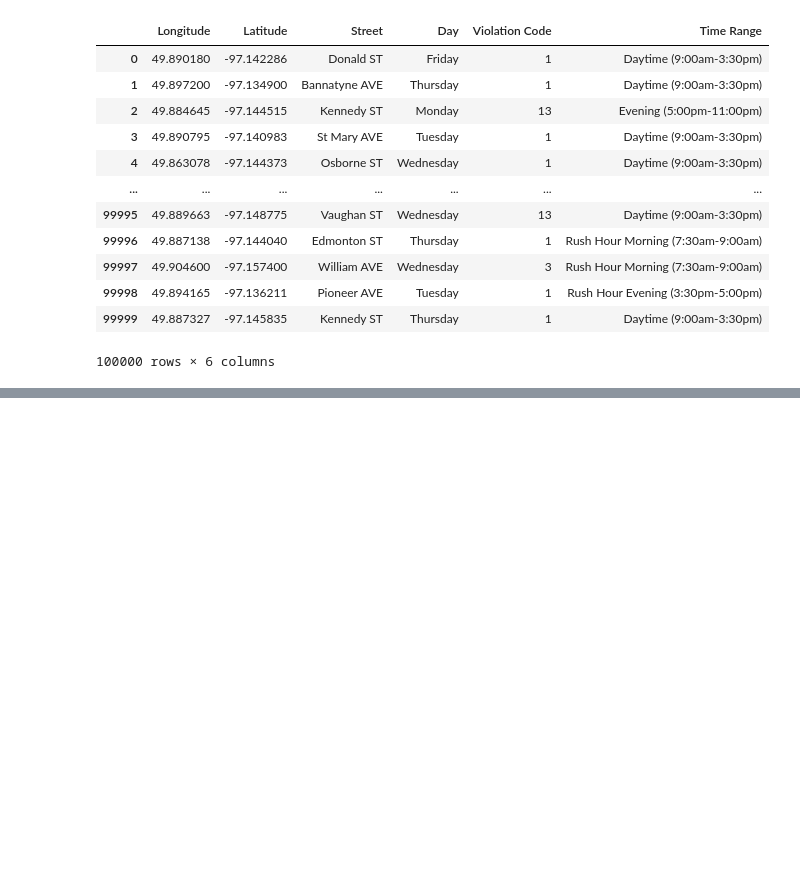
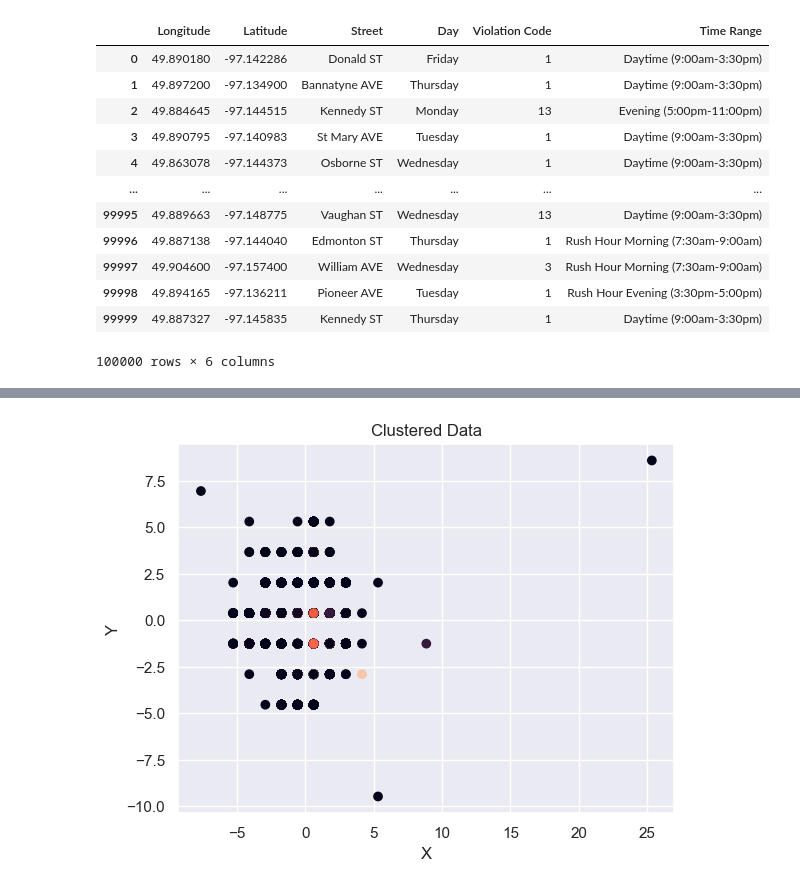
Before and after one commit to lovelyturtles/4710Project, a Jupyter notebook: Code/dbscan.ipynb, the cells around one changed output, grey strips where cells are left out. Saved outputs shown, nothing was run; the diff lists cells and outputs as text; code cells hidden in the pictures; blank space fills up the shorter version.

Commit message:
fixed data and did DBSCAN

```diff
--- a/Code/dbscan.ipynb
+++ b/Code/dbscan.ipynb
@@ -154,0 +201,17 @@ noise
+# %%
+dfnoLoc = df.drop(["Longitude","Latitude"],axis=1)
+dbscan2 = DBSCAN()
+dbscan2.fit_predict(dfnoLoc)
+
+# add the cluster labels to the original dataframe
+dfnoLoc['Clusters'] = dbscan2.labels_
+# %%
+graphData = pd.concat([pd.DataFrame(numericalDataScaled,columns=numericalCols), dfnoLoc], axis=1)
+# %%
+plt.scatter(graphData['Longitude'], graphData['Latitude'], c=graphData["Clusters"])
+plt.title('Clustered Data')
+plt.xlabel('X')
+plt.ylabel('Y')
+plt.show()
+# %% [output]
+[figure, added]
```
Also changed, not shown: parts of 12 cells of this notebook, 2 other files.
